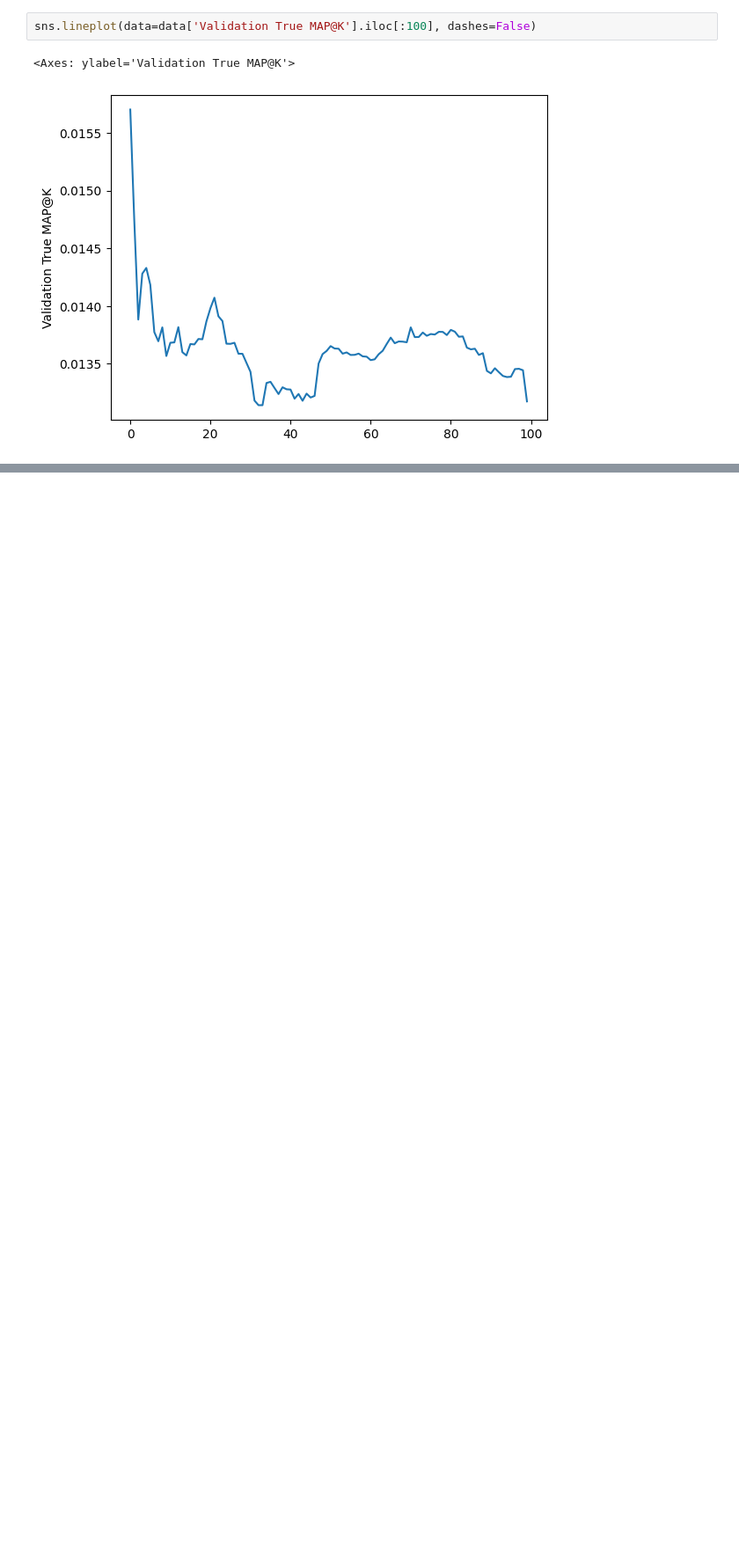
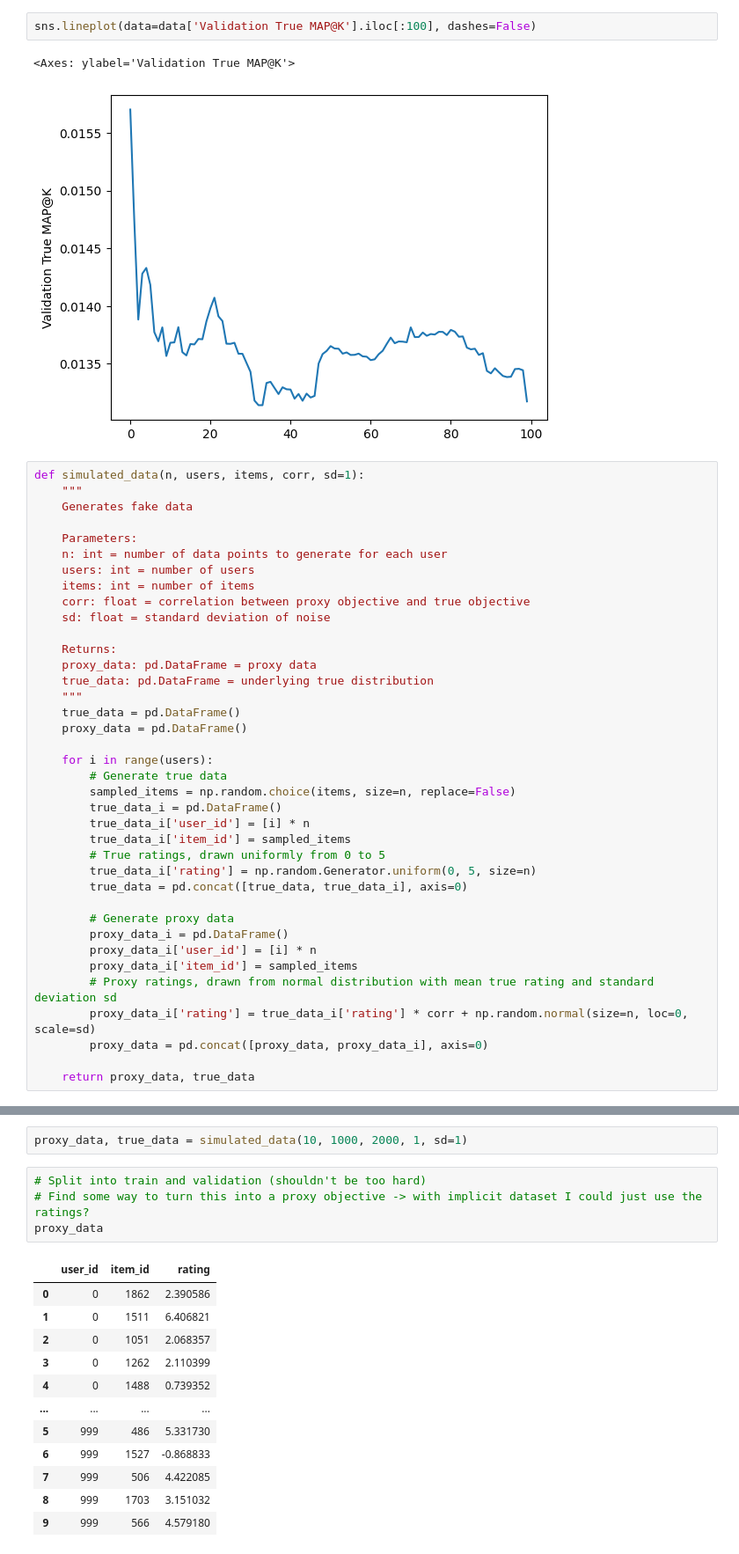
Before and after one commit to sebzhao/proxy-objective-recsys, a Jupyter notebook: movielens.ipynb, the cells around one changed output, grey strips where cells are left out. Shown at 88% size. Cells and saved outputs as stored; diff of their text form; blank space fills up the shorter version.

```diff
--- a/movielens.ipynb
+++ b/movielens.ipynb
@@ -309,3 +168,41 @@ sns.lineplot(data=data['Validation True MAP@K'].iloc[:100], dashes=False)
 # %% [output]
 <Axes: ylabel='Validation True MAP@K'>
 [figure]
+# %%
+def simulated_data(n, users, items, corr, sd=1):
+    """
+    Generates fake data
+
+    Parameters:
+    n: int = number of data points to generate for each user
+    users: int = number of users
+    items: int = number of items
+    corr: float = correlation between proxy objective and true objective
+    sd: float = standard deviation of noise
+
+    Returns:
+    proxy_data: pd.DataFrame = proxy data
+    true_data: pd.DataFrame = underlying true distribution
+    """
+    true_data = pd.DataFrame()
+    proxy_data = pd.DataFrame()
+
+    for i in range(users):
+        # Generate true data
+        sampled_items = np.random.choice(items, size=n, replace=False)
+        true_data_i = pd.DataFrame()
+        true_data_i['user_id'] = [i] * n
+        true_data_i['item_id'] = sampled_items
+        # True ratings, drawn uniformly from 0 to 5
+        true_data_i['rating'] = np.random.Generator.uniform(0, 5, size=n)
+        true_data = pd.concat([true_data, true_data_i], axis=0)
+
+        # Generate proxy data
+        proxy_data_i = pd.DataFrame()
+        proxy_data_i['user_id'] = [i] * n
+        proxy_data_i['item_id'] = sampled_items
+        # Proxy ratings, drawn from normal distribution with mean true rating and standard deviation sd
+        proxy_data_i['rating'] = true_data_i['rating'] * corr + np.random.normal(size=n, loc=0, scale=sd)
+        proxy_data = pd.concat([proxy_data, proxy_data_i], axis=0)
+
+    return proxy_data, true_data
@@ -311,0 +247,19 @@ sns.lineplot(data=data['Validation True MAP@K'].iloc[:100], dashes=False)
+# %%
+proxy_data, true_data = simulated_data(10, 1000, 2000, 1, sd=1)
+# %%
+# Split into train and validation (shouldn't be too hard)
+# Find some way to turn this into a proxy objective -> with implicit dataset I could just use the ratings?
+proxy_data
+# %% [output]
+|  | user_id | item_id | rating |
+| 0 | 0 | 1862 | 2.390586 |
+| 1 | 0 | 1511 | 6.406821 |
+| 2 | 0 | 1051 | 2.068357 |
+| 3 | 0 | 1262 | 2.110399 |
+| 4 | 0 | 1488 | 0.739352 |
+| ... | ... | ... | ... |
+| 5 | 999 | 486 | 5.331730 |
+| 6 | 999 | 1527 | -0.868833 |
+| 7 | 999 | 506 | 4.422085 |
+| 8 | 999 | 1703 | 3.151032 |
+| 9 | 999 | 566 | 4.579180 |
```
Also changed, not shown: parts of 10 cells of this notebook, 1 other file.
